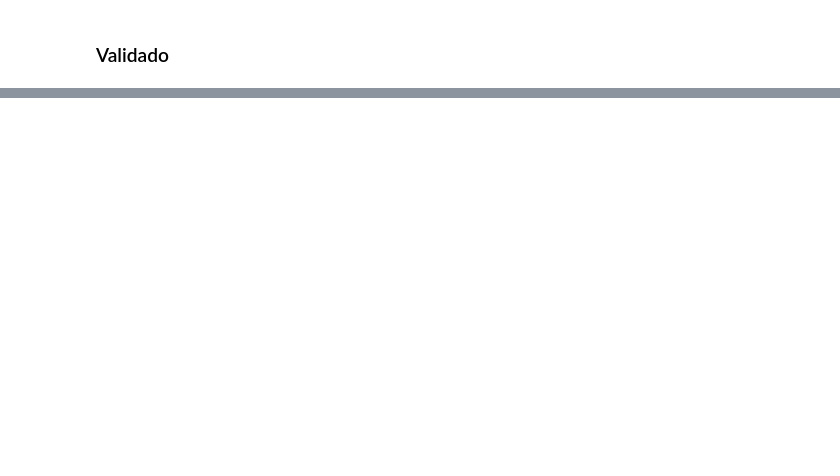
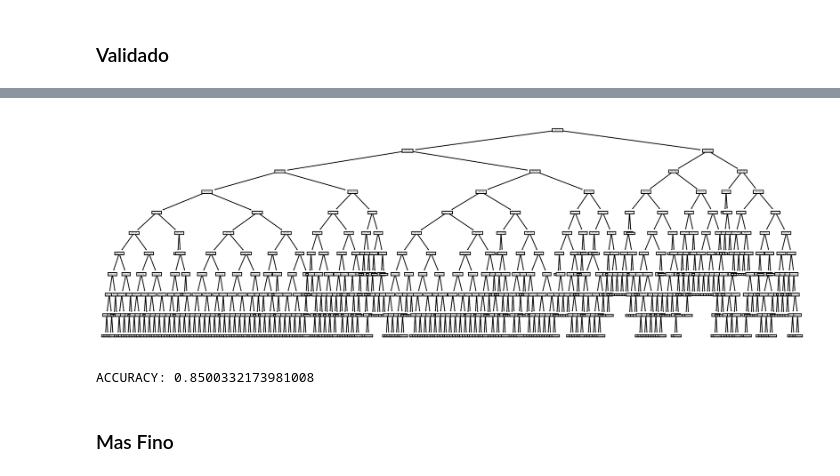
Before and after one commit to NicolasEzequielZulaicaRivera/OD_TPS, a Jupyter notebook: TP2/arbol.ipynb, the cells around one changed output, grey strips where cells are left out. Saved outputs shown, nothing was run; the diff lists cells and outputs as text; code cells hidden in the pictures; blank space fills up the shorter version.

Commit message:
Arbol

```diff
--- a/TP2/arbol.ipynb
+++ b/TP2/arbol.ipynb
@@ -88,10 +88,13 @@ if (runSimple):
         min_samples_split=200
     )
     arbol_simple.fit( df_feat, df_targ )
+
     # Guardar
+    if(saveSimple):
+        dump(arbol_simple, 'models/Tree/arbol_simple.sk')
 else:
-    #Cargar
-    print('TODO')
+    # Cargar
+    arbol_simple = load('models/Tree/arbol_simple.sk')
 # %%
 plt.figure(dpi=150,figsize=(15, 5))
 tree.plot_tree(arbol_simple);
@@ -106,17 +108,25 @@ accuracy_score(df_targ, pred)
 # %% [markdown]
 ### Validado
-# %%
-arbol = DecisionTreeClassifier(random_state=1)
-params = {'max_depth': np.arange(1, 20), 'min_samples_leaf': np.arange(50, 1000)}
 # %%
-gridSearch = GridSearchCV(
-    arbol,
-    params,
-    scoring='accuracy',
-    n_jobs=5,
-    return_train_score=True,
-    verbose=1
-).fit(df_feat, df_targ)
+if( runValidated ):
+    arbol = DecisionTreeClassifier(random_state=1)
+    params = {'max_depth': np.arange(1, 20, 1), 'min_samples_leaf': np.arange(50, 1000, 50)}
+
+    gridSearch = GridSearchCV(
+        arbol,
+        params,
+        scoring='accuracy',
+        n_jobs=5,
+        return_train_score=True,
+        verbose=1
+    ).fit(df_feat, df_targ)
+
+    # Guardar
+    if(saveValidated):
+        dump(gridSearch, 'models/Tree/gridSearch.sk')
+else:
+    # Cargar
+    gridSearch = load('models/Tree/gridSearch.sk')
 # %%
 print(f"Best score: {gridSearch.best_score_}")
 print(f"Best params {gridSearch.best_params_}")
@@ -122,0 +136,14 @@ print(f"Best params {gridSearch.best_params_}")
+# %%
+arbol_grid = gridSearch.best_estimator_
+# %%
+plt.figure(dpi=150,figsize=(15, 5))
+tree.plot_tree(arbol_grid);
+# %% [output]
+[figure, added]
+# %%
+pred = arbol_grid.predict(df_feat)
+score(df_targ, pred)
+# %% [output]
+ACCURACY: 0.8500332173981008
+# %% [markdown]
+### Mas Fino
```
Also changed, not shown: parts of 16 cells of this notebook, 6 other files.
